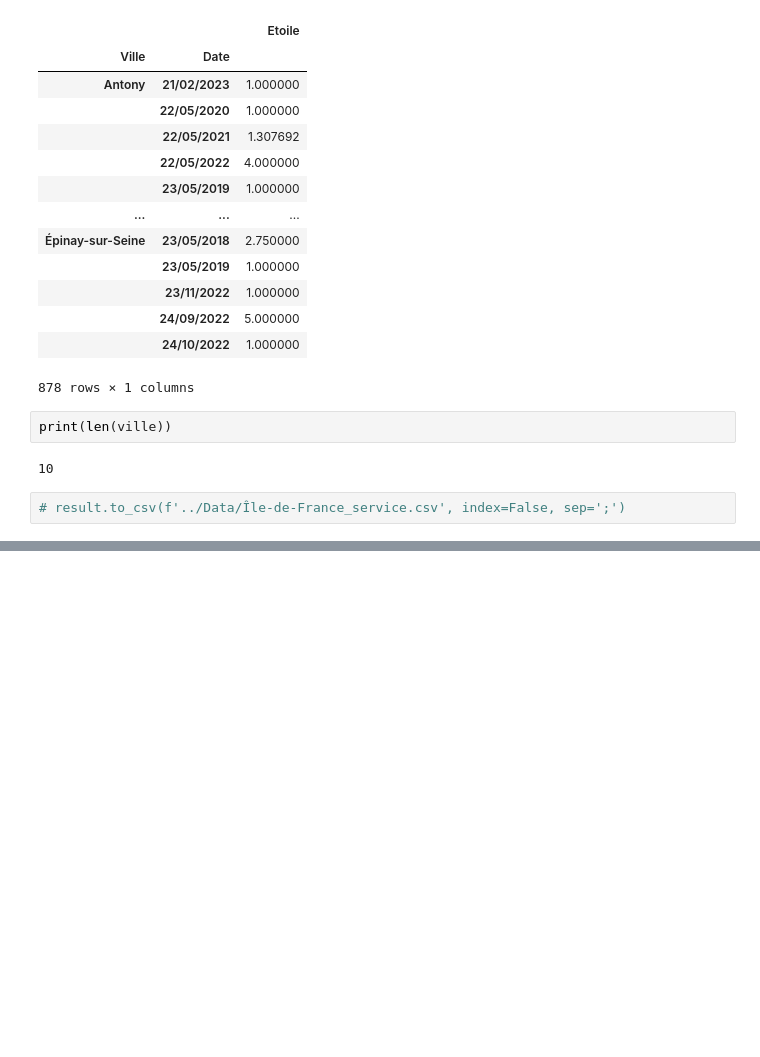
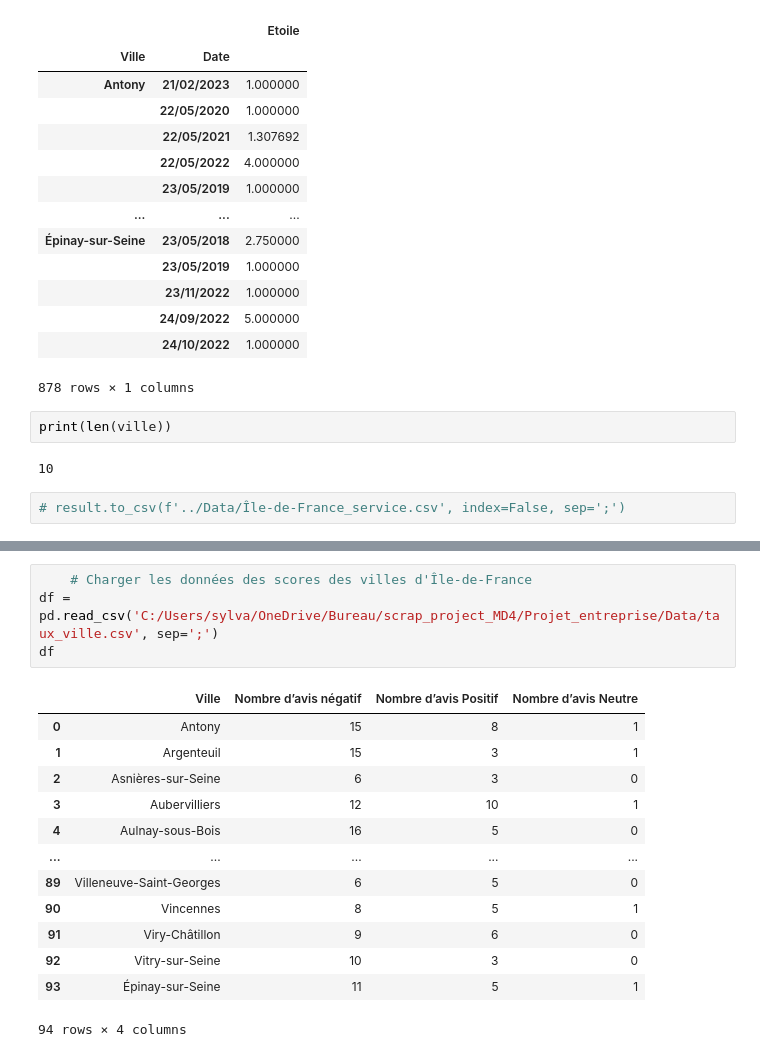
Before and after one commit to finagnon/Projet_entreprise, a Jupyter notebook: Scraper/read_csv.ipynb, the cells around one changed output, grey strips where cells are left out. Saved outputs shown, nothing was run; the diff lists cells and outputs as text; blank space fills up the shorter version.

```diff
--- a/Scraper/read_csv.ipynb
+++ b/Scraper/read_csv.ipynb
@@ -200 +200,19 @@ data
 2336 rows × 8 columns
+# %%
+    # Charger les données des scores des villes d'Île-de-France
+df = pd.read_csv('C:/Users/sylva/OneDrive/Bureau/scrap_project_MD4/Projet_entreprise/Data/taux_ville.csv', sep=';')
+df
+# %% [output]
+|  | Ville | Nombre d’avis négatif | Nombre d’avis Positif | Nombre d’avis Neutre |
+| 0 | Antony | 15 | 8 | 1 |
+| 1 | Argenteuil | 15 | 3 | 1 |
+| 2 | Asnières-sur-Seine | 6 | 3 | 0 |
+| 3 | Aubervilliers | 12 | 10 | 1 |
+| 4 | Aulnay-sous-Bois | 16 | 5 | 0 |
+| ... | ... | ... | ... | ... |
+| 89 | Villeneuve-Saint-Georges | 6 | 5 | 0 |
+| 90 | Vincennes | 8 | 5 | 1 |
+| 91 | Viry-Châtillon | 9 | 6 | 0 |
+| 92 | Vitry-sur-Seine | 10 | 3 | 0 |
+| 93 | Épinay-sur-Seine | 11 | 5 | 1 |
+94 rows × 4 columns
```
Also changed, not shown: parts of 1 cell of this notebook, 3 other files.
